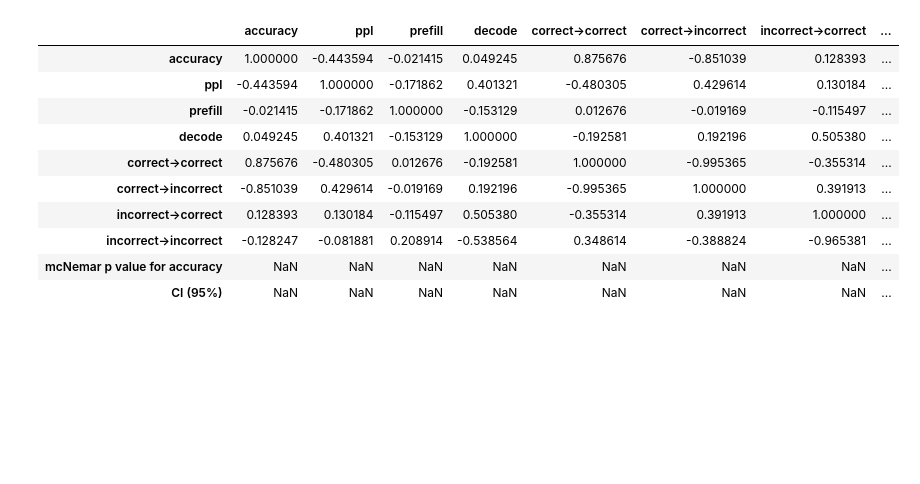
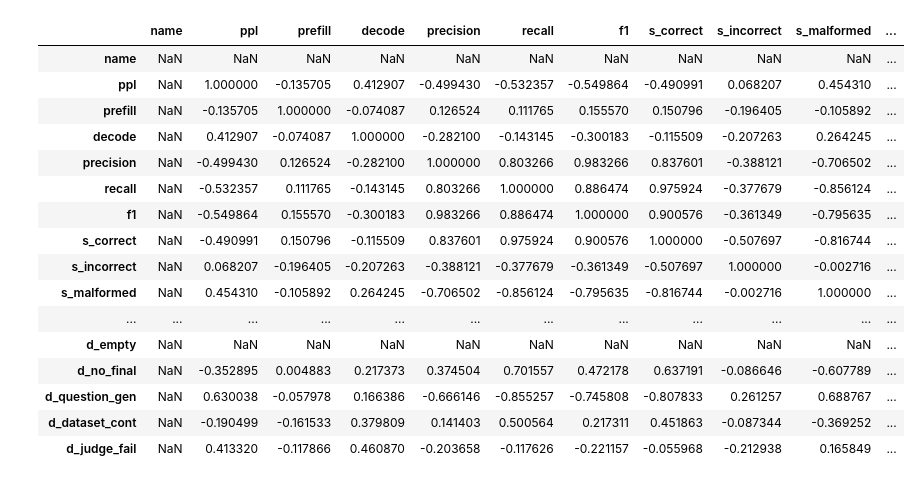
Before and after one commit to YouOnlyLive1ce/llm_on_edge, a Jupyter notebook: benchmark/visualize_results.ipynb, the cells around one changed output. Saved outputs shown, nothing was run; the diff lists cells and outputs as text; code cells hidden in the pictures; blank space fills up the shorter version.

```diff
--- a/benchmark/visualize_results.ipynb
+++ b/benchmark/visualize_results.ipynb
@@ -1,11 +1,12 @@
 # %%
 import benchmark_client
+import pandas as pd
 benchllm=benchmark_client.BenchLLMClient('##','##')
 # results from llm_on_edge/main.py --stages benchmark are saved alongside main repository:
 # ./llm_on_edge
 # ./out/smollm2/
 # ./out/olmo2/
-result_df=benchllm.compare_results('../../out/smollm2/benchmark_results/out/smollm2','../../out/smollm2/benchmark_results/out/smollm2/original/smollm2_q16.gguf.json')
-# p value is calculated for accuracy with McNemar's test p-value relative to base model
+result_df, transitions=benchllm.compare_results('../../out/smollm2/benchmark_results/out/smollm2','../../out/smollm2/benchmark_results/out/smollm2/original/smollm2_q16.gguf.jsona')
+pd.set_option('display.max_columns', None)
 result_df
 # %% [output]
@@ -37,14 +66,21 @@ result_df
 # %%
+pd.set_option('display.max_columns', None)
 benchllm.calc_corr(result_df)
 # %% [output]
-|  | accuracy | ppl | prefill | decode | correct->correct | correct->incorrect | incorrect->correct | ... |
-| accuracy | 1.000000 | -0.443594 | -0.021415 | 0.049245 | 0.875676 | -0.851039 | 0.128393 | ... |
-| ppl | -0.443594 | 1.000000 | -0.171862 | 0.401321 | -0.480305 | 0.429614 | 0.130184 | ... |
-| prefill | -0.021415 | -0.171862 | 1.000000 | -0.153129 | 0.012676 | -0.019169 | -0.115497 | ... |
-| decode | 0.049245 | 0.401321 | -0.153129 | 1.000000 | -0.192581 | 0.192196 | 0.505380 | ... |
-| correct->correct | 0.875676 | -0.480305 | 0.012676 | -0.192581 | 1.000000 | -0.995365 | -0.355314 | ... |
-| correct->incorrect | -0.851039 | 0.429614 | -0.019169 | 0.192196 | -0.995365 | 1.000000 | 0.391913 | ... |
-| incorrect->correct | 0.128393 | 0.130184 | -0.115497 | 0.505380 | -0.355314 | 0.391913 | 1.000000 | ... |
-| incorrect->incorrect | -0.128247 | -0.081881 | 0.208914 | -0.538564 | 0.348614 | -0.388824 | -0.965381 | ... |
-| mcNemar p value for accuracy | NaN | NaN | NaN | NaN | NaN | NaN | NaN | ... |
-| CI (95%) | NaN | NaN | NaN | NaN | NaN | NaN | NaN | ... |
+|  | name | ppl | prefill | decode | precision | recall | f1 | s_correct | s_incorrect | s_malformed | ... |
+| name | NaN | NaN | NaN | NaN | NaN | NaN | NaN | NaN | NaN | NaN | ... |
+| ppl | NaN | 1.000000 | -0.135705 | 0.412907 | -0.499430 | -0.532357 | -0.549864 | -0.490991 | 0.068207 | 0.454310 | ... |
+| prefill | NaN | -0.135705 | 1.000000 | -0.074087 | 0.126524 | 0.111765 | 0.155570 | 0.150796 | -0.196405 | -0.105892 | ... |
+| decode | NaN | 0.412907 | -0.074087 | 1.000000 | -0.282100 | -0.143145 | -0.300183 | -0.115509 | -0.207263 | 0.264245 | ... |
+| precision | NaN | -0.499430 | 0.126524 | -0.282100 | 1.000000 | 0.803266 | 0.983266 | 0.837601 | -0.388121 | -0.706502 | ... |
+| recall | NaN | -0.532357 | 0.111765 | -0.143145 | 0.803266 | 1.000000 | 0.886474 | 0.975924 | -0.377679 | -0.856124 | ... |
+| f1 | NaN | -0.549864 | 0.155570 | -0.300183 | 0.983266 | 0.886474 | 1.000000 | 0.900576 | -0.361349 | -0.795635 | ... |
+| s_correct | NaN | -0.490991 | 0.150796 | -0.115509 | 0.837601 | 0.975924 | 0.900576 | 1.000000 | -0.507697 | -0.816744 | ... |
+| s_incorrect | NaN | 0.068207 | -0.196405 | -0.207263 | -0.388121 | -0.377679 | -0.361349 | -0.507697 | 1.000000 | -0.002716 | ... |
+| s_malformed | NaN | 0.454310 | -0.105892 | 0.264245 | -0.706502 | -0.856124 | -0.795635 | -0.816744 | -0.002716 | 1.000000 | ... |
+| ... | ... | ... | ... | ... | ... | ... | ... | ... | ... | ... | ... |
+| d_empty | NaN | NaN | NaN | NaN | NaN | NaN | NaN | NaN | NaN | NaN | ... |
+| d_no_final | NaN | -0.352895 | 0.004883 | 0.217373 | 0.374504 | 0.701557 | 0.472178 | 0.637191 | -0.086646 | -0.607789 | ... |
+| d_question_gen | NaN | 0.630038 | -0.057978 | 0.166386 | -0.666146 | -0.855257 | -0.745808 | -0.807833 | 0.261257 | 0.688767 | ... |
+| d_dataset_cont | NaN | -0.190499 | -0.161533 | 0.379809 | 0.141403 | 0.500564 | 0.217311 | 0.451863 | -0.087344 | -0.369252 | ... |
+| d_judge_fail | NaN | 0.413320 | -0.117866 | 0.460870 | -0.203658 | -0.117626 | -0.221157 | -0.055968 | -0.212938 | 0.165849 | ... |
```
Also changed, not shown: parts of 10 cells of this notebook, 7 other files.
